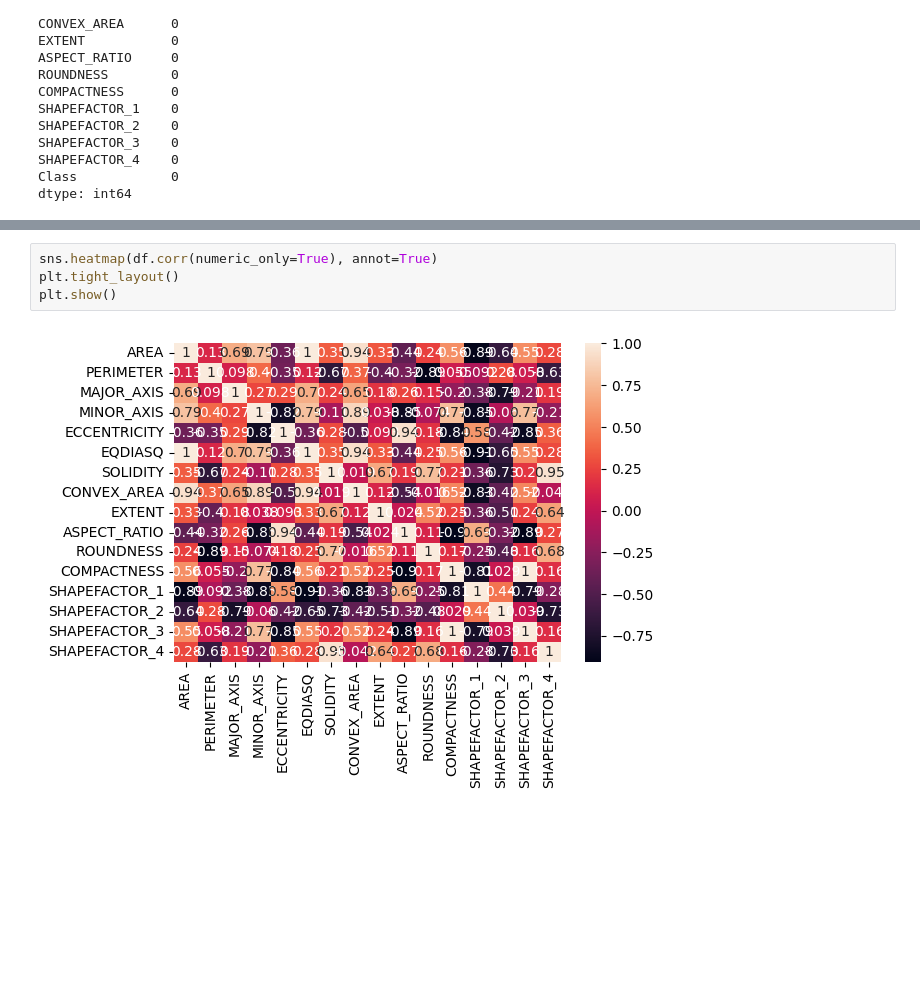
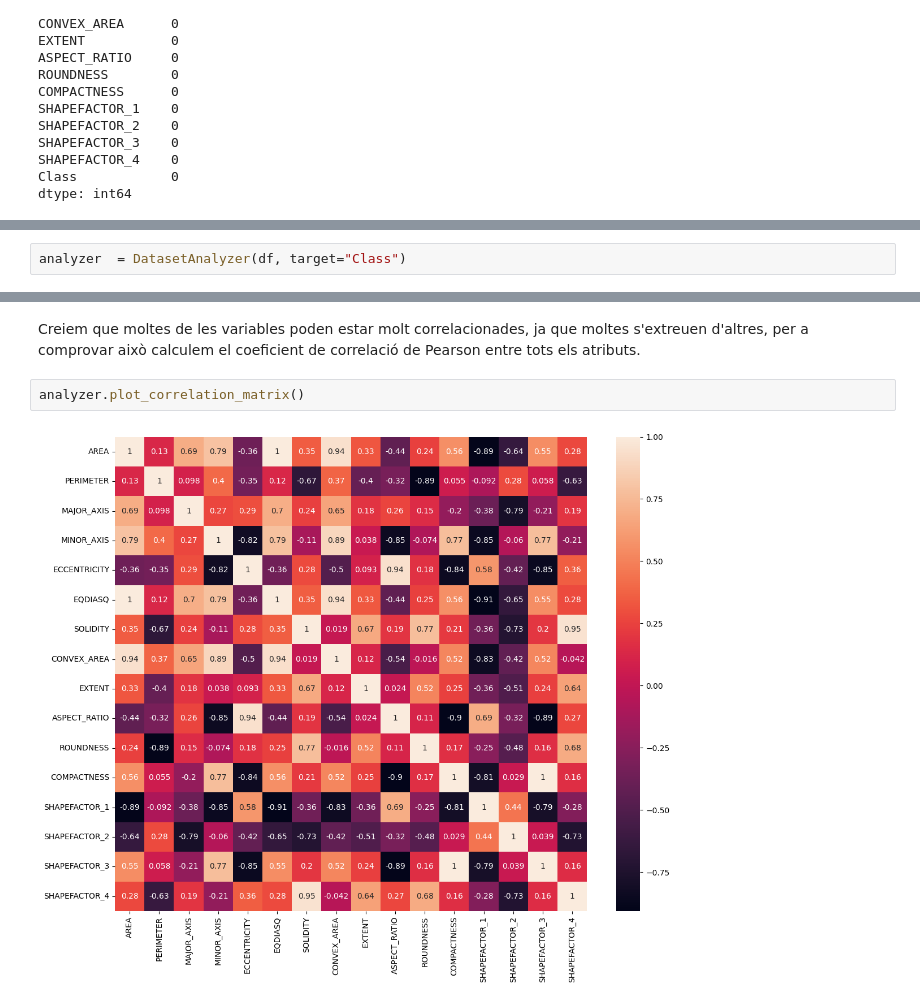
Before and after one commit to NIU1718117/Cas_Kaggle_Pistatxo, a Jupyter notebook: KAGGLE.ipynb, the cells around one changed output, grey strips where cells are left out. Cells and saved outputs as stored; diff of their text form; blank space fills up the shorter version.

```diff
--- a/KAGGLE.ipynb
+++ b/KAGGLE.ipynb
@@ -81,0 +326,2 @@ dtype: int64
+# %%
+analyzer  = DatasetAnalyzer(df, target="Class")
@@ -82,6 +356,6 @@ dtype: int64
+# %% [markdown]
+Creiem que moltes de les variables poden estar molt correlacionades, ja que moltes s'extreuen d'altres, per a comprovar això calculem el coeficient de correlació de Pearson entre tots els atributs.
 # %%
-sns.heatmap(df.corr(numeric_only=True), annot=True)
-plt.tight_layout()
-plt.show()
+analyzer.plot_correlation_matrix()
 # %% [output]
-[figure, old version]
+[figure, new version]
```
Also changed, not shown: parts of 23 cells of this notebook, 1 other file.
